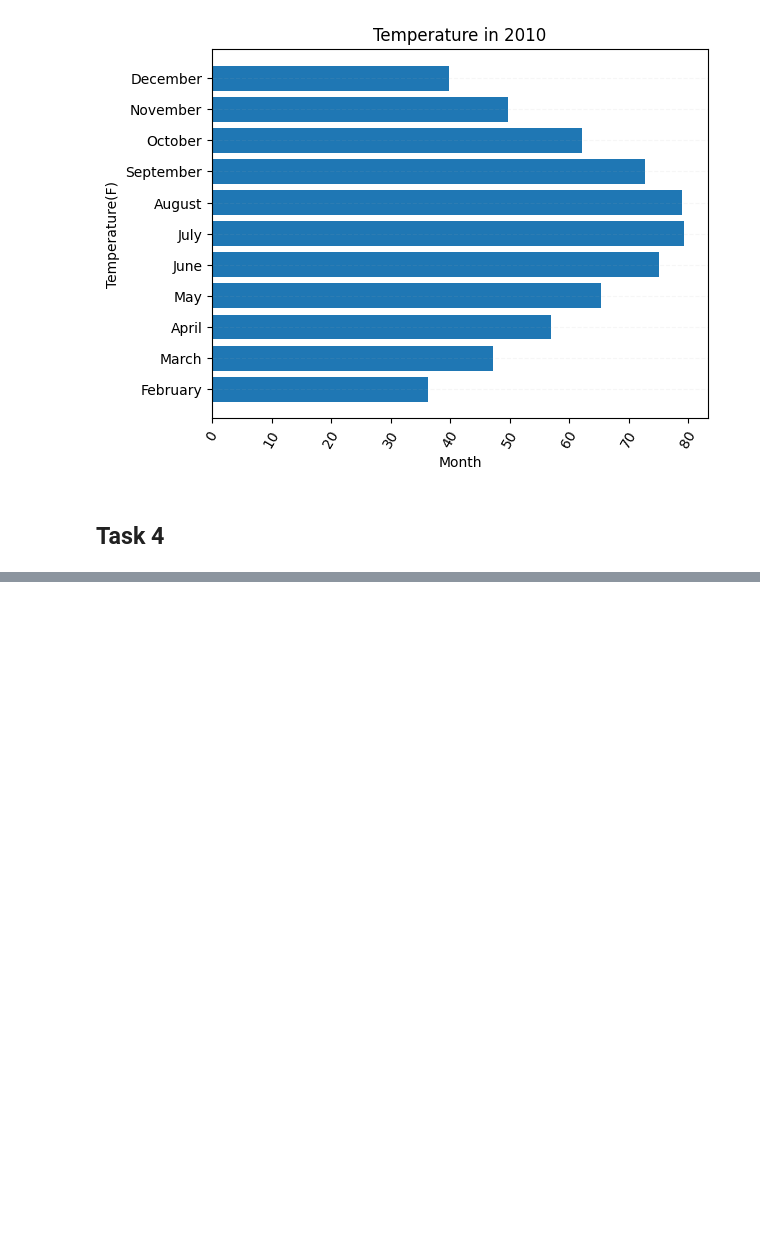
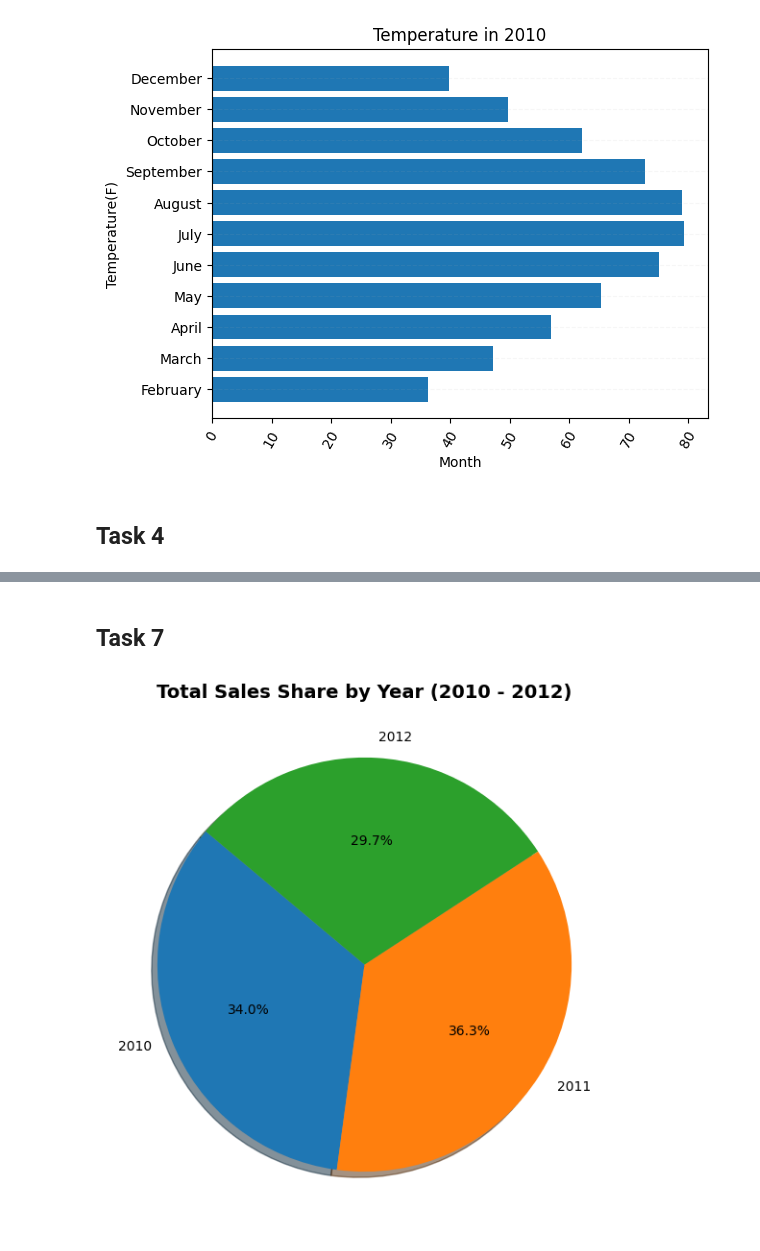
Before and after one commit to rupeshbharti/Today-I-Learned, a Jupyter notebook: Assignments/Assignment11/assignment11.ipynb, the cells around one changed output, grey strips where cells are left out. Drawn from its saved outputs; the diff is of its cells as text; code cells hidden in the pictures; blank space fills up the shorter version.

```diff
--- a/Assignments/Assignment11/assignment11.ipynb
+++ b/Assignments/Assignment11/assignment11.ipynb
@@ -141,0 +207,17 @@ plt.show()
+# %% [markdown]
+## __Task 7__
+# %%
+annual_sales = df[df['Year'].isin([2010, 2011, 2012])].groupby('Year')['Weekly_Sales'].sum().reset_index()
+
+labels = annual_sales['Year'].astype(str)  # Convert integers to string labels
+sizes = annual_sales['Weekly_Sales']
+explode = (0, 0, 0.1)
+
+plt.figure(figsize=(7,7))
+
+plt.pie(sizes, labels=labels, autopct='%1.1f%%', shadow=True, startangle=140)
+
+plt.title("Total Sales Share by Year (2010 - 2012)", fontsize=14, fontweight='bold')
+plt.show()
+# %% [output]
+[figure, added]
```
Also changed, not shown: parts of 6 cells of this notebook, 8 other files.
